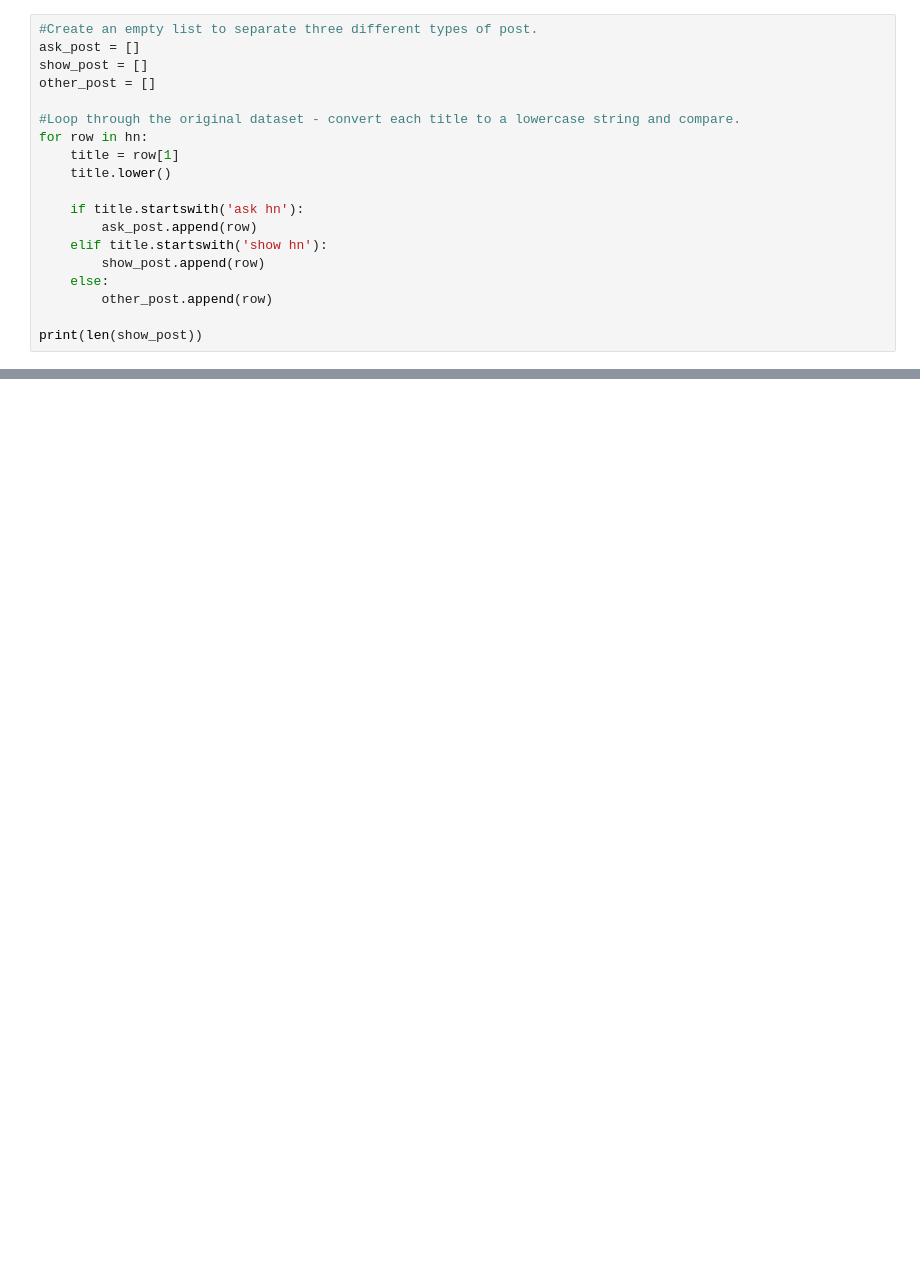
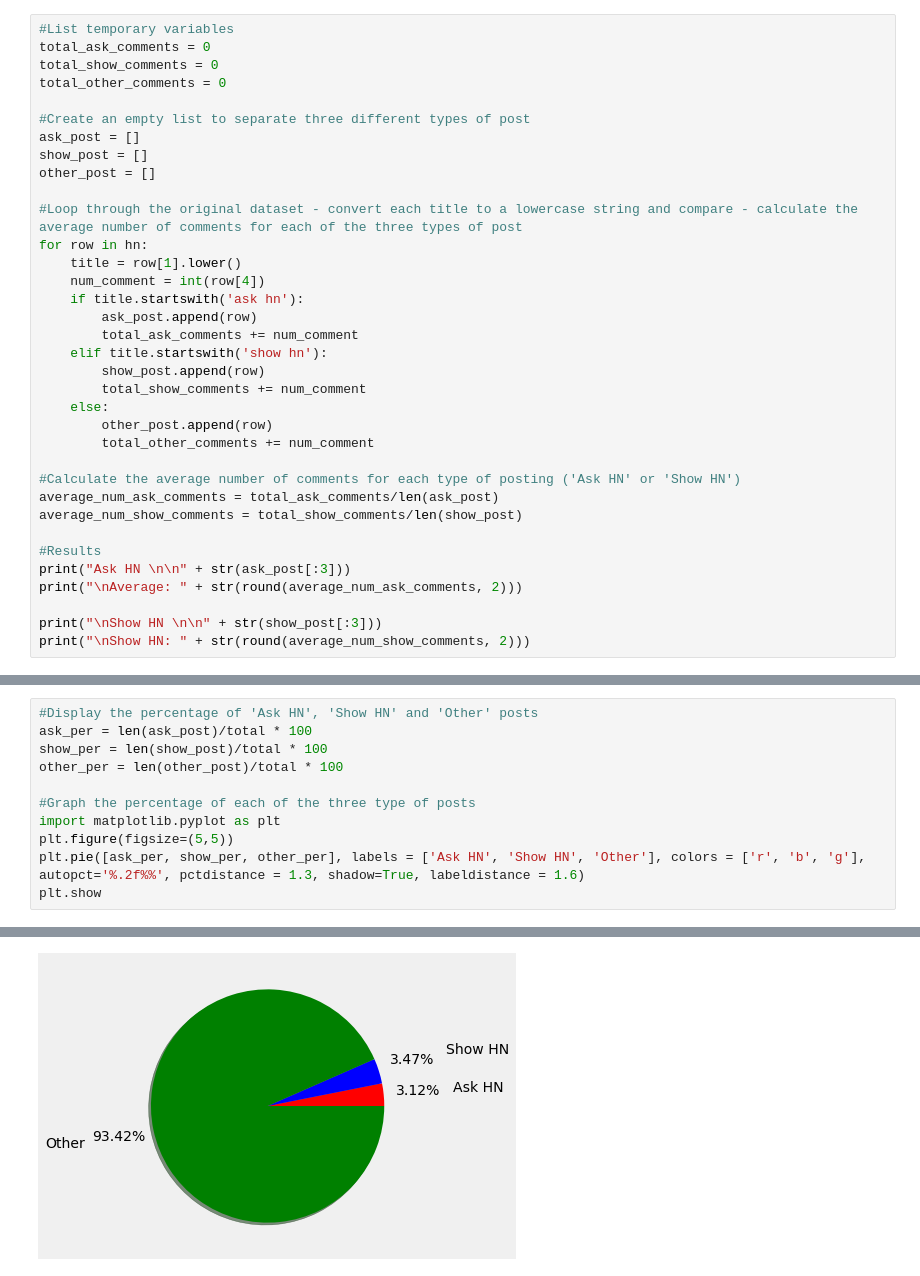
Before and after one commit to clevelanda1/HackerNews, a Jupyter notebook: H_News_comment.ipynb, the cells around one changed output, grey strips where cells are left out. Drawn from its saved outputs; the diff is of its cells as text; blank space fills up the shorter version.

```diff
--- a/H_News_comment.ipynb
+++ b/H_News_comment.ipynb
@@ -28,20 +44,36 @@ hn = hn_hd[1:]
 # %%
-#Create an empty list to separate three different types of post.
+#List temporary variables
+total_ask_comments = 0
+total_show_comments = 0
+total_other_comments = 0
+
+#Create an empty list to separate three different types of post
 ask_post = []
 show_post = []
 other_post = []
 
-#Loop through the original dataset - convert each title to a lowercase string and compare.
+#Loop through the original dataset - convert each title to a lowercase string and compare - calculate the average number of comments for each of the three types of post
 for row in hn:
-    title = row[1]
-    title.lower()
-
+    title = row[1].lower()
+    num_comment = int(row[4])
     if title.startswith('ask hn'):
         ask_post.append(row)
+        total_ask_comments += num_comment
     elif title.startswith('show hn'):
         show_post.append(row)
+        total_show_comments += num_comment
     else:
         other_post.append(row)
+        total_other_comments += num_comment
 
-print(len(show_post))
+#Calculate the average number of comments for each type of posting ('Ask HN' or 'Show HN')
+average_num_ask_comments = total_ask_comments/len(ask_post)
+average_num_show_comments = total_show_comments/len(show_post)
+
+#Results
+print("Ask HN \n\n" + str(ask_post[:3]))
+print("\nAverage: " + str(round(average_num_ask_comments, 2)))
+
+print("\nShow HN \n\n" + str(show_post[:3]))
+print("\nShow HN: " + str(round(average_num_show_comments, 2)))
 # %% [output]
@@ -48,0 +217,12 @@ print(len(show_post))
+# %%
+#Display the percentage of 'Ask HN', 'Show HN' and 'Other' posts
+ask_per = len(ask_post)/total * 100
+show_per = len(show_post)/total * 100
+other_per = len(other_post)/total * 100
+
+#Graph the percentage of each of the three type of posts
+import matplotlib.pyplot as plt
+plt.figure(figsize=(5,5))
+plt.pie([ask_per, show_per, other_per], labels = ['Ask HN', 'Show HN', 'Other'], colors = ['r', 'b', 'g'], autopct='%.2f%%', pctdistance = 1.3, shadow=True, labeldistance = 1.6)
+plt.show
+# %% [output]
@@ -48,0 +230 @@ print(len(show_post))
+[figure, added]
```
Also changed, not shown: parts of 22 cells of this notebook.
